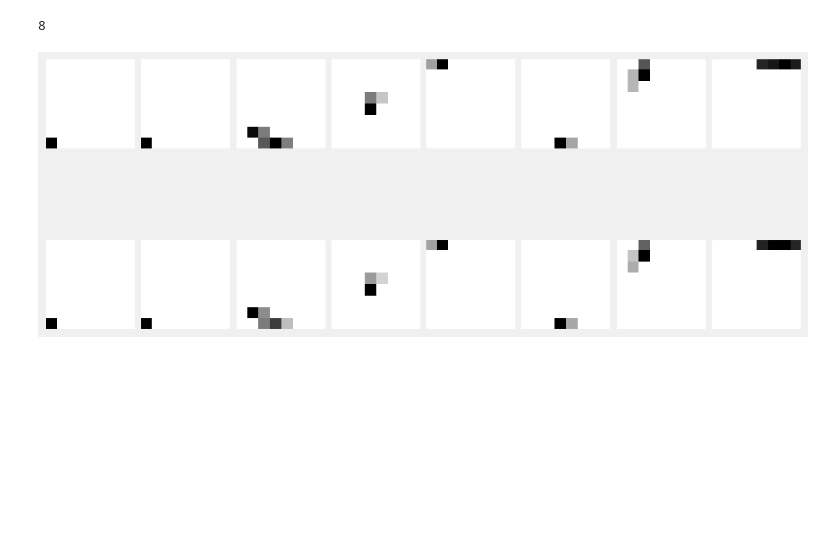
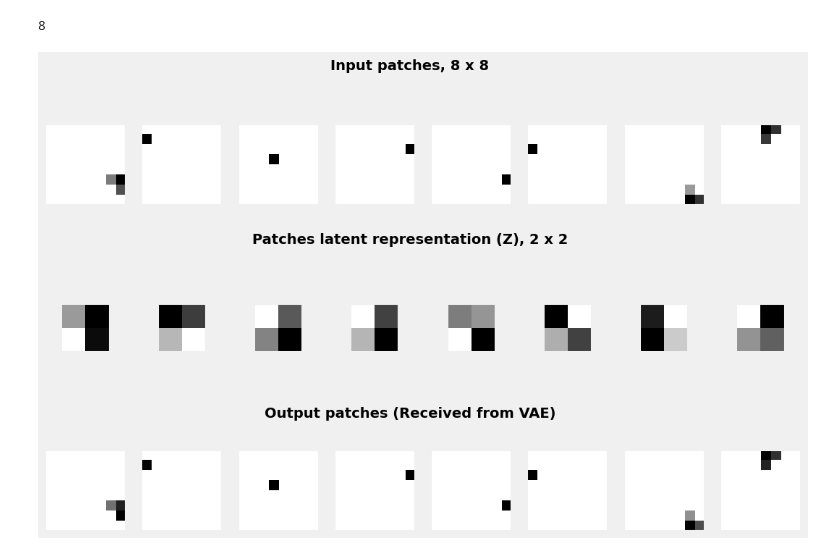
Before and after one commit to pauliusB20/vq-vae-experiments, a Jupyter notebook: cms_particle_hits/mvp.ipynb, the cells around one changed output. Cells and saved outputs as stored; diff of their text form; code cells hidden in the pictures; blank space fills up the shorter version.

```diff
--- a/cms_particle_hits/mvp.ipynb
+++ b/cms_particle_hits/mvp.ipynb
@@ -647,14 +731,19 @@ bce_loss_values_test = []
 patch_display_limit = 8
 patches_after_test = []
 patches_before_test = []
+patches_z = [] # latent vector
 
+bce_total_value = 0
+
+test_set_size = len(test_loader)
 
 for patch_test in test_loader:
     patch_test = patch_test.to(device)
     (
         recon_patch,
         mu,
-        logvar
+        logvar,
+        z
     ) = model(patch_test)
 
     if len(patches_after_test) < patch_display_limit:
@@ -663,7 +752,19 @@ for patch_test in test_loader:
 
         recon_patch_np = recon_patch[0][0].cpu().detach().numpy()
         patches_after_test.append(recon_patch_np)
+        z_np = _tensor_to_numpy(z[0][0])
+
+        patches_z.append(z_np)
 
     # mse_loss = F.mse_loss(patch_test, recon_patch).item()
-    bce_loss = F.binary_cross_entropy(patch_test, recon_patch, reduction="sum").cpu().detach().numpy().item()
-    bce_loss_values_test.append(bce_loss)
+    bce_loss = F.binary_cross_entropy(
+        patch_test,
+        recon_patch,
+        reduction="sum"
+    ).cpu().detach().numpy().item()
+
+    bce_total_value += bce_loss
+
+bce_loss_average = bce_total_value / test_set_size
+
+print(f"Based on test set (size = {test_set_size}), average BCE loss = {bce_loss_average:.5f}")
@@ -671,32 +774,16 @@ for patch_test in test_loader:
 len(patches_before_test)
 # %% [output]
 8
-# %%
-# Test dataset plotting part
-patch_rows = [
-    patches_before_test,
-    patches_after_test
-]
-cols = len(patch_rows[0])
-rows = len(patch_rows)
-
-fig, axes = plt.subplots(rows, cols, figsize=(12, 6))
-
-for i in range(rows):
-    for j in range(cols):
-        ax = axes[i, j]
-        ax.imshow(patch_rows[i][j], cmap='gist_yarg', origin='lower')
-
-        ax.set_xticks([])
-        ax.set_yticks([])
-
-        for spine in ax.spines.values():
-            spine.set_visible(True)
-            spine.set_linewidth(1.5)
-
-plt.subplots_adjust(wspace=0.05, hspace=0.05)
-plt.show()
-# %% [output]
-[figure, removed]
+# %%
+# Test dataset plotting part
+patch_rows = [
+    (patches_before_test, "Input patches, 8 x 8"),
+    (patches_z, "Patches latent representation (Z), 2 x 2"),
+    (patches_after_test, "Output patches (Received from VAE)")
+]
+
+plot_patches(patch_rows)
+# %% [output]
+[figure, added]
 # %%
 values_to_plot = [
```
Also changed, not shown: parts of 18 cells of this notebook, 2 other files.
